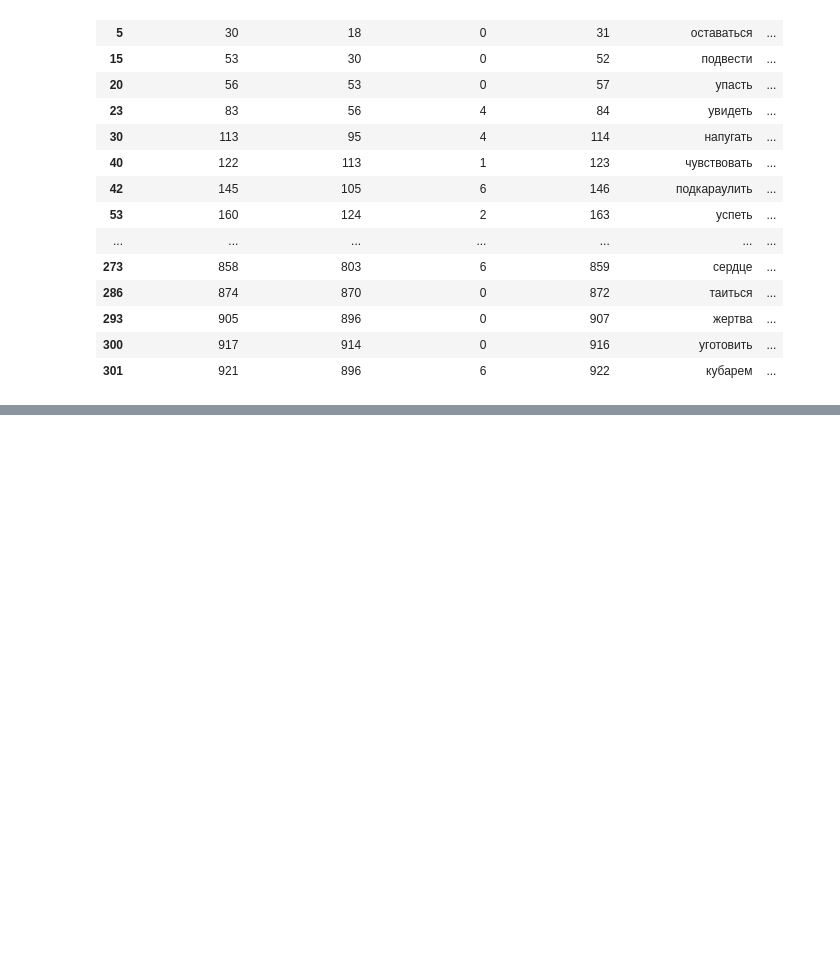
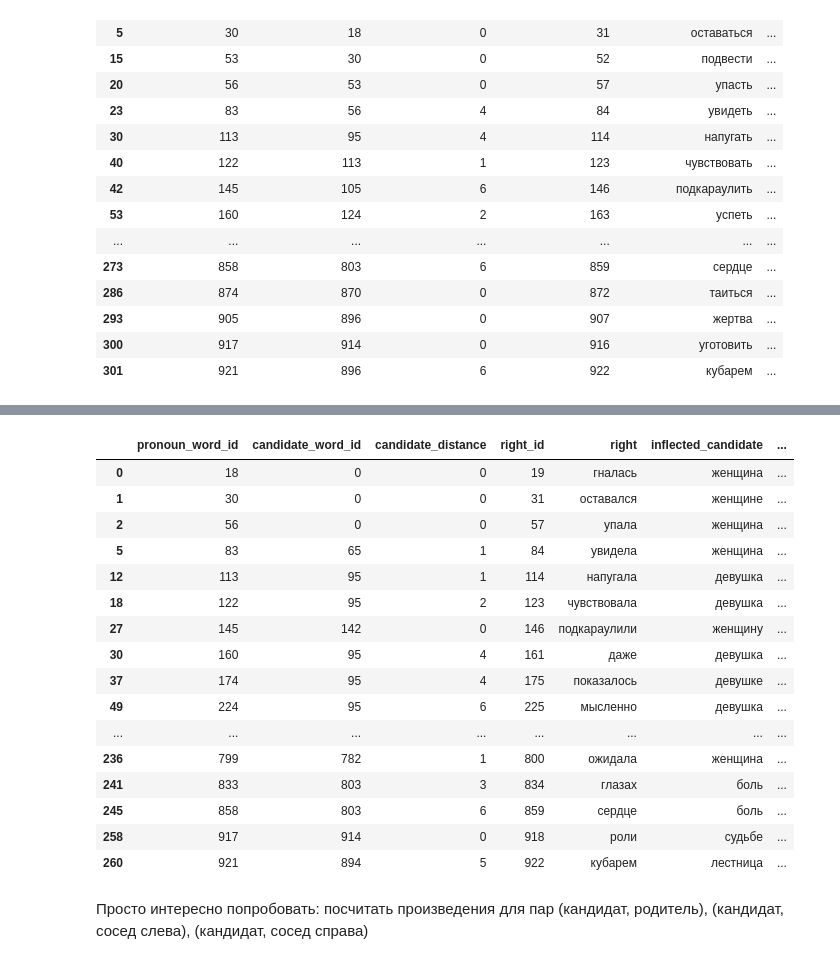
Before and after one commit to okulovsky/grammar_ru, a Jupyter notebook: notebooks/Alex/Improving GloVe.ipynb, the cells around one changed output, grey strips where cells are left out. Saved outputs shown, nothing was run; the diff lists cells and outputs as text; code cells hidden in the pictures; blank space fills up the shorter version.

```diff
--- a/notebooks/Alex/Improving GloVe.ipynb
+++ b/notebooks/Alex/Improving GloVe.ipynb
@@ -198,0 +175,2 @@ with pd.option_context('display.max_rows', None, 'expand_frame_repr', False):
+# %%
+alg.run_full(db).drop(['pronoun_parent_id'], axis=1)
@@ -198,0 +253,6 @@ with pd.option_context('display.max_rows', None, 'expand_frame_repr', False):
+# %%
+from tg.grammar_ru.algorithms import AntecedentCandidatesAlgorithm
+
+alg = AntecedentCandidatesAlgorithm(reader.get_bundles(), 7)
+# %%
+alg.run_full(db)
@@ -198,0 +279,6 @@ with pd.option_context('display.max_rows', None, 'expand_frame_repr', False):
+# %%
+candidates_df = alg.get_candidates(db)
+with_right = candidates_df.copy()
+with_right['right_id'] = candidates_df['pronoun_word_id'].apply(lambda x: x + 1 if db.src.loc[x + 1].word_type != 'punct' else None)
+with_right = with_right.dropna().astype(int)
+with_right
@@ -198,0 +299,51 @@ with pd.option_context('display.max_rows', None, 'expand_frame_repr', False):
+# %%
+from tg.grammar_ru.ml.features import NavecFeaturizer
+import pymorphy2
+
+morph = pymorphy2.MorphAnalyzer()
+
+def inflect(word, case):
+    return morph.parse(word)[0].inflect({'sing', case}).word
+
+def get_inflected_candidates(db, with_parents_df):
+    inflect_base = with_parents_df.merge(db.pymorphy, left_on='pronoun_word_id', right_on='word_id')[['candidate_word_id',
+                                                                                                 'case']]
+    inflect_base = inflect_base.merge(db.pymorphy.reset_index()[['word_id', 'normal_form']], left_on='candidate_word_id', right_on='word_id', how='left')[['case', 'normal_form']]
+    return inflect_base.apply(lambda x: inflect(x['normal_form'], x['case']), axis=1)
+
+prod_df = with_right.merge(db.src.word.str.lower().rename('right'), left_on='right_id', right_index=True, how='left').reset_index(drop=True)
+prod_df['inflected_candidate'] = get_inflected_candidates(db, with_right)
+featurizer = NavecFeaturizer()
+prod_df['product'] = featurizer.get_glove_prod(prod_df, 'right', 'inflected_candidate')
+
+def get_big_deviation_only(df):
+    product_groups = df.drop_duplicates(['right','inflected_candidate'], keep='last').groupby(['pronoun_word_id'])['product']
+    maxes = product_groups.max()
+    means = product_groups.mean()
+    stds = product_groups.std()
+    max_indices = product_groups.idxmax().dropna().astype(int)
+    best_in_group = df.loc[max_indices]
+    temp = ((product_groups.count() < 3) | (stds < maxes - means)).to_frame()
+    return best_in_group[best_in_group.pronoun_word_id.isin(temp[temp['product']].index)]
+
+get_big_deviation_only(prod_df)
+# %% [output]
+|  | pronoun_word_id | candidate_word_id | candidate_distance | right_id | right | inflected_candidate | ... |
+| 0 | 18 | 0 | 0 | 19 | гналась | женщина | ... |
+| 1 | 30 | 0 | 0 | 31 | оставался | женщине | ... |
+| 2 | 56 | 0 | 0 | 57 | упала | женщина | ... |
+| 5 | 83 | 65 | 1 | 84 | увидела | женщина | ... |
+| 12 | 113 | 95 | 1 | 114 | напугала | девушка | ... |
+| 18 | 122 | 95 | 2 | 123 | чувствовала | девушка | ... |
+| 27 | 145 | 142 | 0 | 146 | подкараулили | женщину | ... |
+| 30 | 160 | 95 | 4 | 161 | даже | девушка | ... |
+| 37 | 174 | 95 | 4 | 175 | показалось | девушке | ... |
+| 49 | 224 | 95 | 6 | 225 | мысленно | девушка | ... |
+| ... | ... | ... | ... | ... | ... | ... | ... |
+| 236 | 799 | 782 | 1 | 800 | ожидала | женщина | ... |
+| 241 | 833 | 803 | 3 | 834 | глазах | боль | ... |
+| 245 | 858 | 803 | 6 | 859 | сердце | боль | ... |
+| 258 | 917 | 914 | 0 | 918 | роли | судьбе | ... |
+| 260 | 921 | 894 | 5 | 922 | кубарем | лестница | ... |
+# %% [markdown]
+Просто интересно попробовать: посчитать произведения для пар (кандидат, родитель), (кандидат, сосед слева), (кандидат, сосед справа)
```
Also changed, not shown: parts of 24 cells of this notebook, 1 other file.
